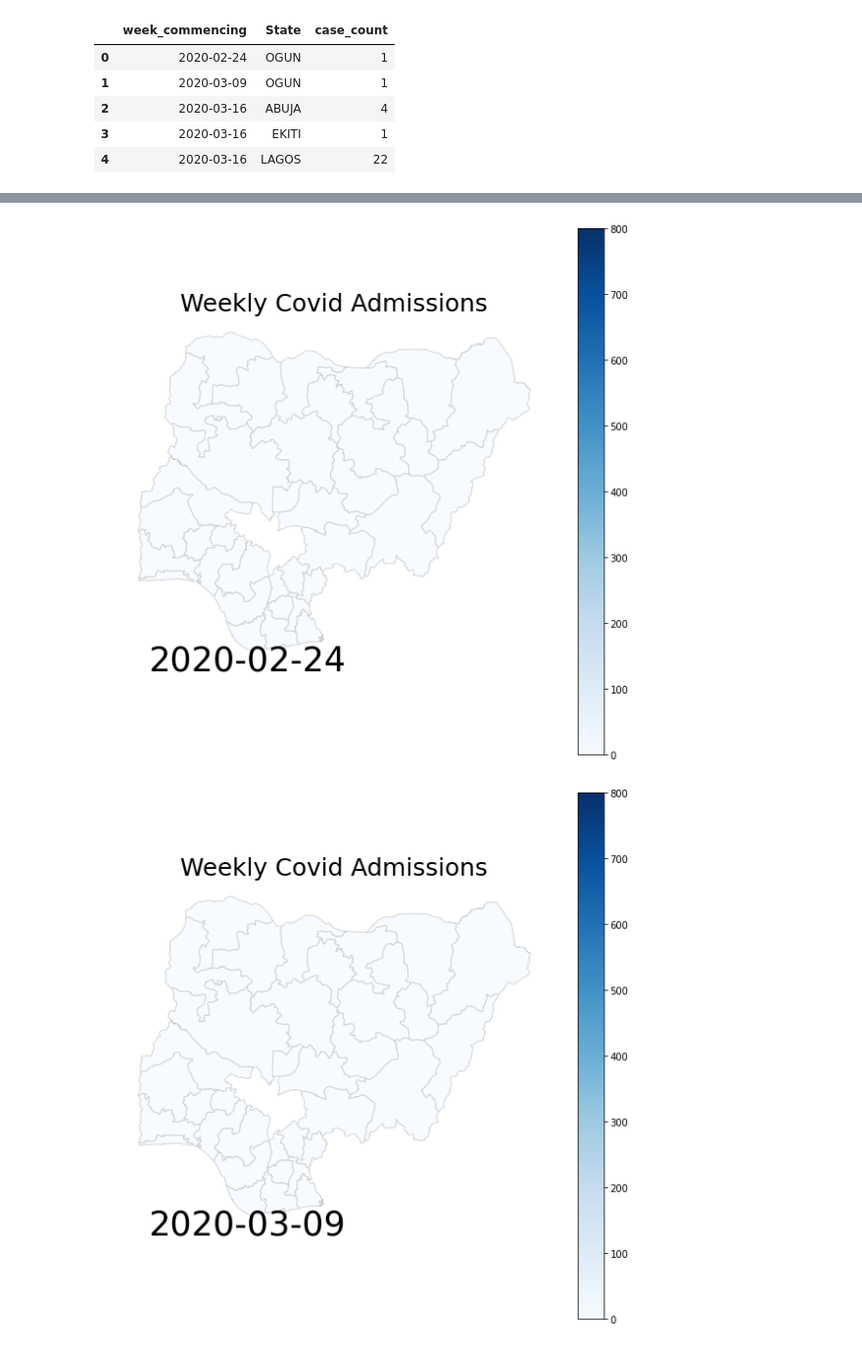
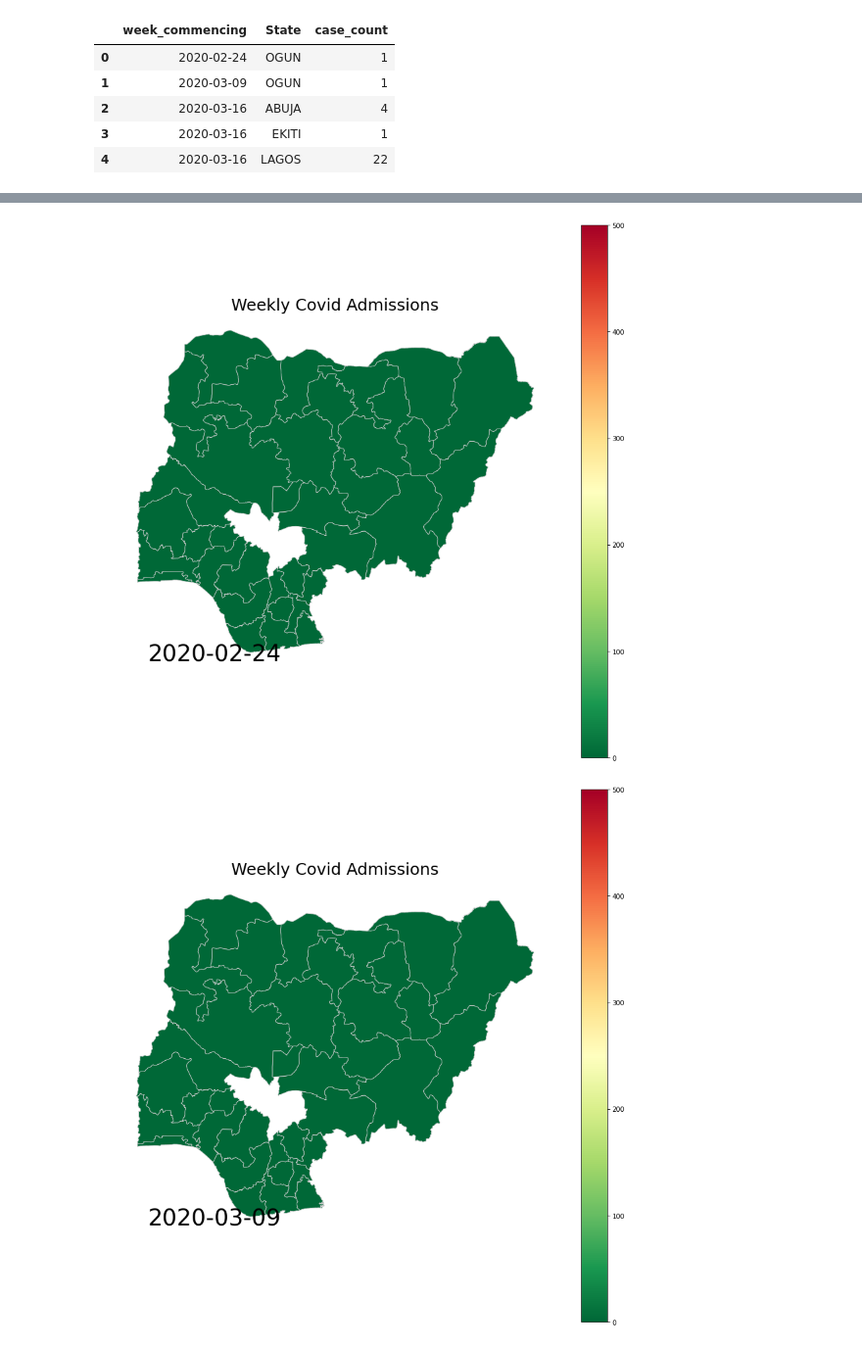
Before and after one commit to stevecrawshaw/hackathon, a Jupyter notebook: Copy_of_hackathon_eda_sc_1.ipynb, the cells around one changed output, grey strips where cells are left out. Shown at 98% size. Drawn from its saved outputs; the diff is of its cells as text; code cells hidden in the pictures.

```diff
--- a/Copy_of_hackathon_eda_sc_1.ipynb
+++ b/Copy_of_hackathon_eda_sc_1.ipynb
@@ -118,15 +117,17 @@ See the caveats in the documentation: https://pandas.pydata.org/pandas-docs/stab
   dates['date'] = pd.to_datetime(dates['date'])
 # %%
 # Create a cumulative graph
-cumulative_graph = plt.plot(day.cumsum(),)
+cumulative_graph = plt.plot(day.cumsum())
 plt.xlabel('Date')
 plt.ylabel('Total Cases')
 plt.title('Cumulative Cases')
+
 # Set the x-axis tick locations
 ax = plt.gca()
 ax.xaxis.set_major_locator(mdates.WeekdayLocator(byweekday=mdates.SUNDAY))
 ax.xaxis.set_major_formatter(mdates.DateFormatter('%d-%m'))
-
+# plt.figure(figsize=(15,15))
+plt.rcParams["figure.figsize"] = (20,20)
 plt.show()
 # %% [output]
 [figure]
@@ -228,5 +250,5 @@ Looks like polygon boundaries for admin layers
 # %%
 # Read data
-country_geodata = gpd.read_file('nga_admbnda_osgof_eha_itos.gdb', layer = 0) # country
-admin_1_geodata = gpd.read_file('nga_admbnda_osgof_eha_itos.gdb', layer = 1) # ADM1
-admin_2_geodata = gpd.read_file('nga_admbnda_osgof_eha_itos.gdb', layer = 2) # ADM2
+# country_geodata = gpd.read_file('nga_admbnda_osgof_eha_itos.gdb', layer = 0) # country
+admin_1_geodata = gpd.read_file('drive/MyDrive/work/nga_admbnda_osgof_eha_itos.gdb', layer = 1) # ADM1
+# admin_2_geodata = gpd.read_file('nga_admbnda_osgof_eha_itos.gdb', layer = 2) # ADM2
@@ -386,46 +402,46 @@ map_source_df = pd.merge(boundary_to_join,
 map_source_df  = gpd.GeoDataFrame(map_source_df)
 # %%
 # save all the maps in the charts folder
-output_path = 'charts/maps'
-
-# counter for the for loop
-i = 0
-
+output_path = 'drive/MyDrive/work/png'
 # list of weeks_year (which are the column names at the moment)
-list_of_weeks = ['2020-02-24',
-       '2020-03-09', '2020-03-16', '2020-03-23', '2020-03-30', '2020-04-06',
-       '2020-04-13', '2020-04-20', '2020-04-27', '2020-05-04', '2020-05-11',
-       '2020-05-18']
+list_of_weeks = map_source_df.filter(regex='2020-').columns
 # %%
 # set the min and max range for the choropleth map
-vmin, vmax = 0, 800
+vmin, vmax = 0, 500
 # %%
 # start the for loop to create one map per week
 for week in list_of_weeks:
 
     # our dataframe needs to be a geopandas df with the relevant columns being weekly total cases by state
     # create map, UDPATE: added plt.Normalize to keep the legend range the same for all maps
-  fig = map_source_df.plot(column=week, cmap='Blues', figsize=(10,10),linewidth=0.8, edgecolor='0.8', vmin=vmin, vmax=vmax, legend=True, norm=plt.Normalize(vmin=vmin,vmax=vmax))
+  fig = map_source_df.plot(column=week,
+                           cmap='RdYlGn_r',
+                           figsize=(15,15),
+                           linewidth=0.8,
+                           edgecolor='0.8',
+                           vmin=vmin,
+                           vmax=vmax,
+                           legend=True,
+                           norm=plt.Normalize(vmin=vmin,
+                                              vmax=vmax))
 
     # remove axis of chart
   fig.axis('off')
 
     # add a title
   fig.set_title('Weekly Covid Admissions', \
               fontdict={'fontsize': '25',
                          'fontweight' : '3'})
-    # create an annotation for the year by grabbing the first 4 digits
-    # only_week = week[:4]
     # position the annotation to the bottom left
   fig.annotate(week,
             xy=(0.1, .225), xycoords='figure fraction',
             horizontalalignment='left', verticalalignment='top',
             fontsize=35)
 
-    # this will save the figure as a high-res png in the output path. you can also save as svg if you prefer.
+    # this will save the figure as a high-res png in the output path
   filepath = os.path.join(output_path, week +'_covid_nigeria.png')
   chart = fig.get_figure()
-  chart.savefig(filepath, dpi=300)
+  chart.savefig(filepath, dpi=300);
 # %% [output]
-[figure, old version]
+[figure, new version]
-[figure, old version]
+[figure, new version]
```
Also changed, not shown: parts of 42 cells of this notebook.
